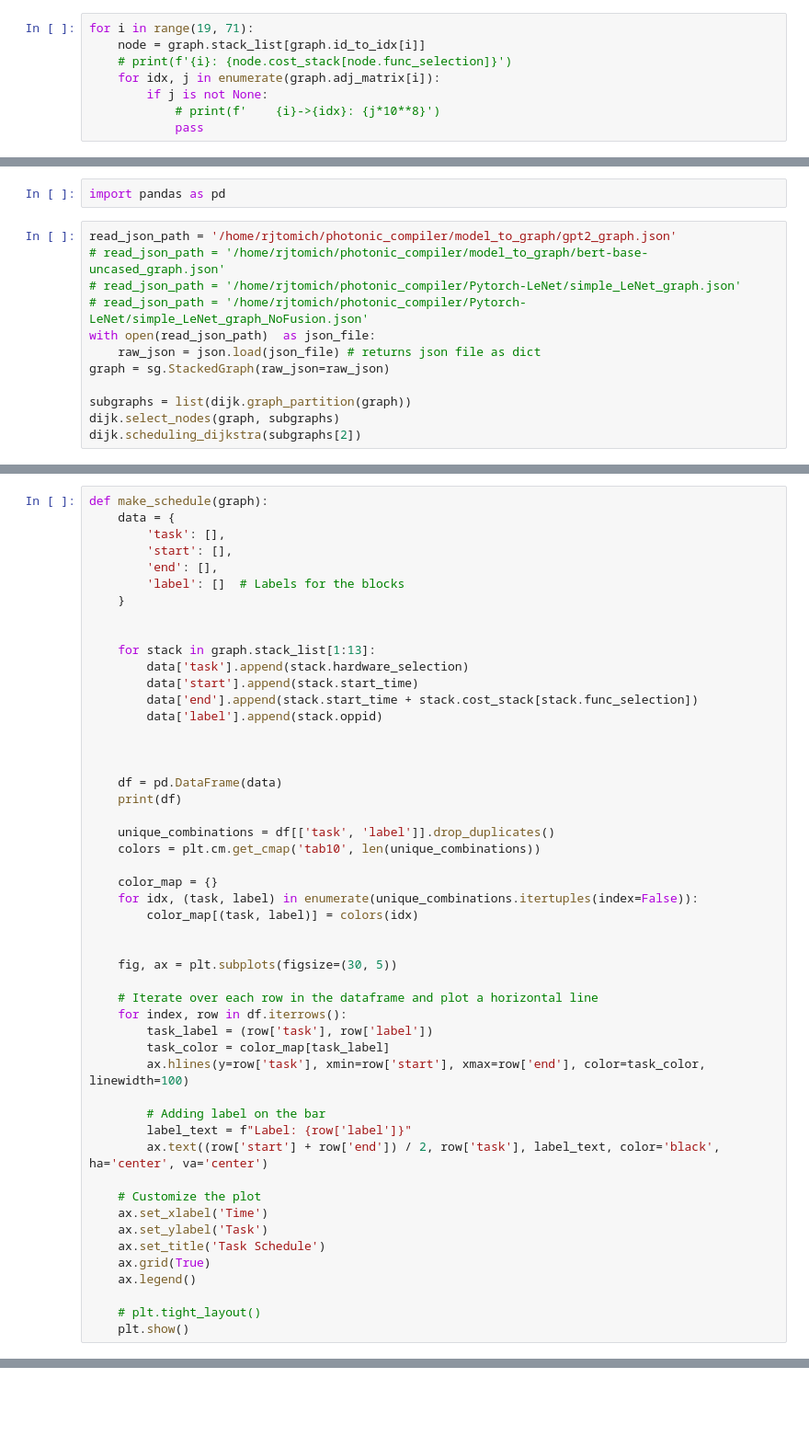
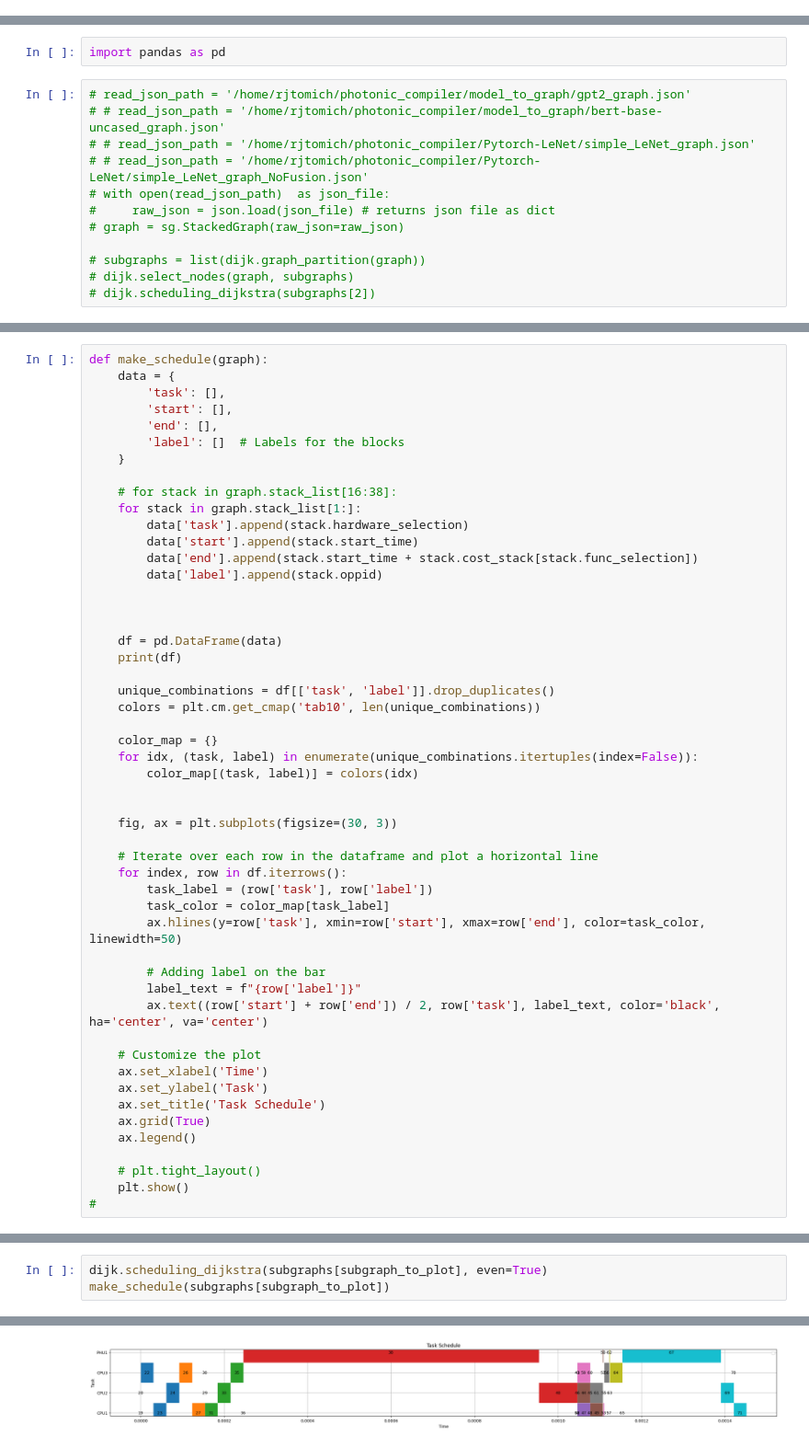
Before and after one commit to RyanTomich/photonic_compiler, a Jupyter notebook: model_to_graph/sub_graphs.ipynb, the cells around one changed output, grey strips where cells are left out. Shown: that part at 92% size. Cells and saved outputs as stored; diff of their text form; blank space fills up the shorter version.

```diff
--- a/model_to_graph/sub_graphs.ipynb
+++ b/model_to_graph/sub_graphs.ipynb
@@ -117,24 +117,16 @@ AttributeError: 'StackedGraph' object has no attribute 'schedule'
-# %%
-for i in range(19, 71):
-    node = graph.stack_list[graph.id_to_idx[i]]
-    # print(f'{i}: {node.cost_stack[node.func_selection]}')
-    for idx, j in enumerate(graph.adj_matrix[i]):
-        if j is not None:
-            # print(f'    {i}->{idx}: {j*10**8}')
-            pass
 # %% [markdown]
 # Timeline
 # %%
 import pandas as pd
 # %%
-read_json_path = '/home/rjtomich/photonic_compiler/model_to_graph/gpt2_graph.json'
-# read_json_path = '/home/rjtomich/photonic_compiler/model_to_graph/bert-base-uncased_graph.json'
-# read_json_path = '/home/rjtomich/photonic_compiler/Pytorch-LeNet/simple_LeNet_graph.json'
-# read_json_path = '/home/rjtomich/photonic_compiler/Pytorch-LeNet/simple_LeNet_graph_NoFusion.json'
-with open(read_json_path)  as json_file:
-    raw_json = json.load(json_file) # returns json file as dict
-graph = sg.StackedGraph(raw_json=raw_json)
+# read_json_path = '/home/rjtomich/photonic_compiler/model_to_graph/gpt2_graph.json'
+# # read_json_path = '/home/rjtomich/photonic_compiler/model_to_graph/bert-base-uncased_graph.json'
+# # read_json_path = '/home/rjtomich/photonic_compiler/Pytorch-LeNet/simple_LeNet_graph.json'
+# # read_json_path = '/home/rjtomich/photonic_compiler/Pytorch-LeNet/simple_LeNet_graph_NoFusion.json'
+# with open(read_json_path)  as json_file:
+#     raw_json = json.load(json_file) # returns json file as dict
+# graph = sg.StackedGraph(raw_json=raw_json)
 
-subgraphs = list(dijk.graph_partition(graph))
-dijk.select_nodes(graph, subgraphs)
-dijk.scheduling_dijkstra(subgraphs[2])
+# subgraphs = list(dijk.graph_partition(graph))
+# dijk.select_nodes(graph, subgraphs)
+# dijk.scheduling_dijkstra(subgraphs[2])
@@ -165,8 +139,8 @@ def make_schedule(graph):
         'label': []  # Labels for the blocks
     }
 
-
-    for stack in graph.stack_list[1:13]:
+    # for stack in graph.stack_list[16:38]:
+    for stack in graph.stack_list[1:]:
         data['task'].append(stack.hardware_selection)
         data['start'].append(stack.start_time)
         data['end'].append(stack.start_time + stack.cost_stack[stack.func_selection])
@@ -185,16 +159,16 @@ def make_schedule(graph):
         color_map[(task, label)] = colors(idx)
 
 
-    fig, ax = plt.subplots(figsize=(30, 5))
+    fig, ax = plt.subplots(figsize=(30, 3))
 
     # Iterate over each row in the dataframe and plot a horizontal line
     for index, row in df.iterrows():
         task_label = (row['task'], row['label'])
         task_color = color_map[task_label]
-        ax.hlines(y=row['task'], xmin=row['start'], xmax=row['end'], color=task_color, linewidth=100)
+        ax.hlines(y=row['task'], xmin=row['start'], xmax=row['end'], color=task_color, linewidth=50)
 
         # Adding label on the bar
-        label_text = f"Label: {row['label']}"
+        label_text = f"{row['label']}"
         ax.text((row['start'] + row['end']) / 2, row['task'], label_text, color='black', ha='center', va='center')
 
     # Customize the plot
@@ -206,3 +180,4 @@ def make_schedule(graph):
 
     # plt.tight_layout()
     plt.show()
+#
@@ -226,0 +184,4 @@ No artists with labels found to put in legend.  Note that artists whose label st
+# %%
+dijk.scheduling_dijkstra(subgraphs[subgraph_to_plot], even=True)
+make_schedule(subgraphs[subgraph_to_plot])
+# %% [output]
@@ -226,0 +206 @@ No artists with labels found to put in legend.  Note that artists whose label st
+[figure, added]
```
Also changed, not shown: parts of 7 cells of this notebook, 2 other files.
